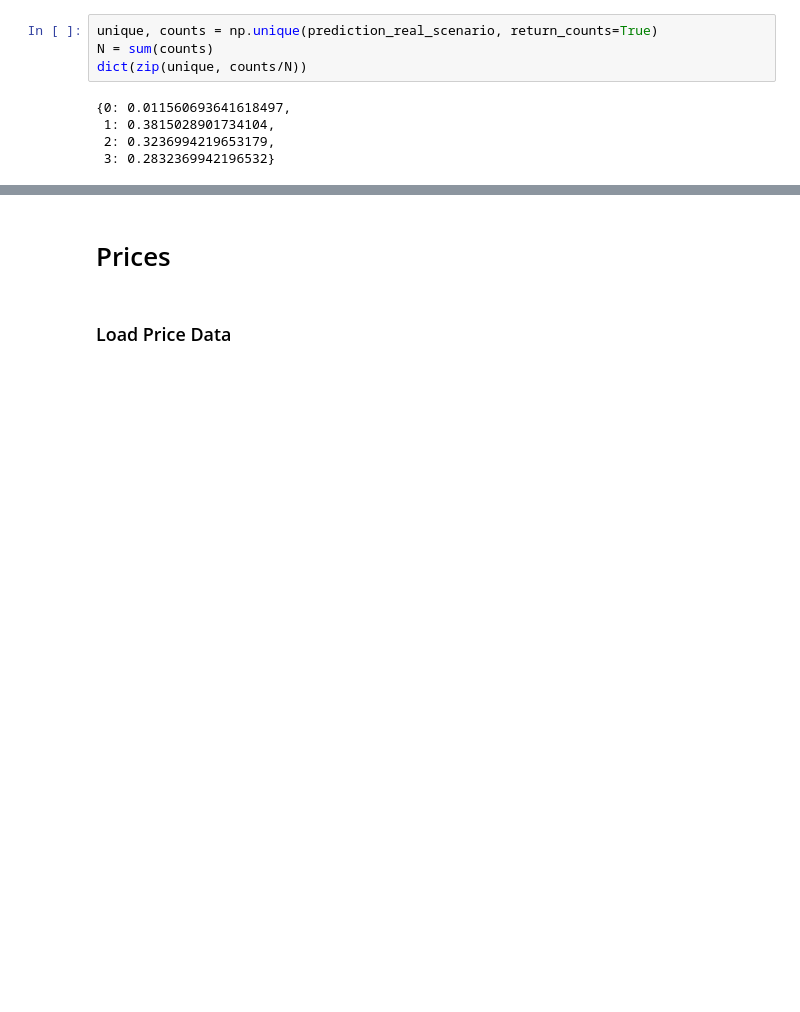
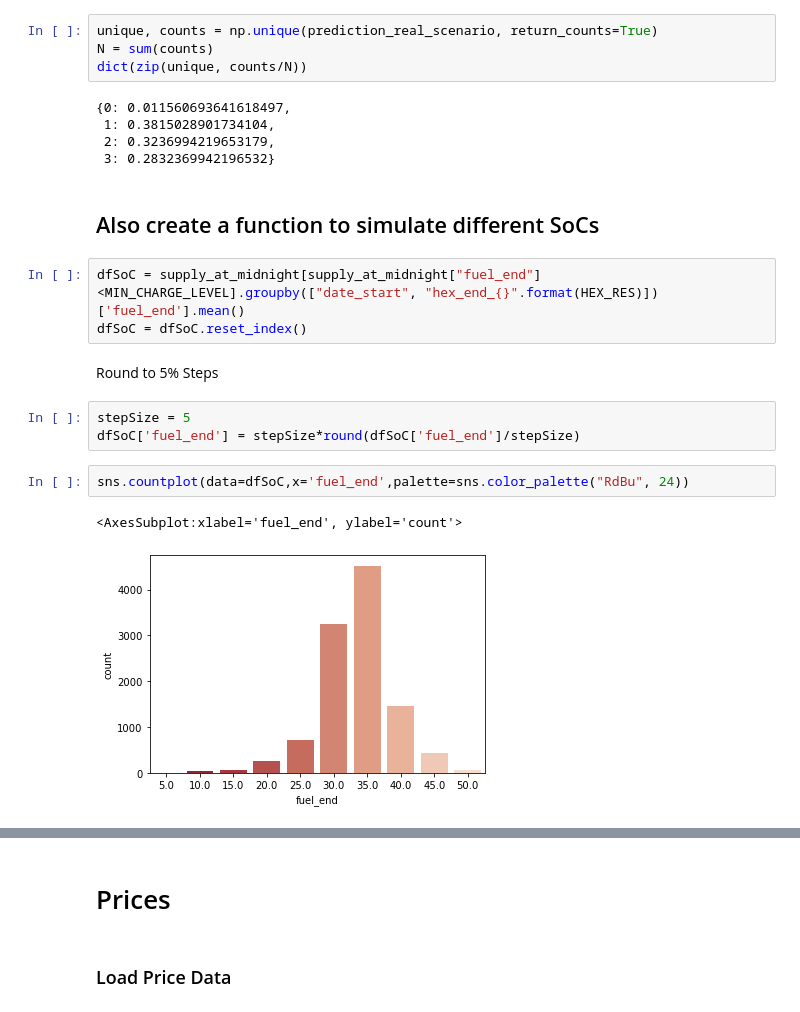
Before and after one commit to Pyosch/ATIS3_Group, a Jupyter notebook: 02_Scenario_Generation.ipynb, the cells around one changed output, grey strips where cells are left out. Saved outputs shown, nothing was run; the diff lists cells and outputs as text; blank space fills up the shorter version.

```diff
--- a/02_Scenario_Generation.ipynb
+++ b/02_Scenario_Generation.ipynb
@@ -262,3 +274,18 @@ dict(zip(unique, counts/N))
  1: 0.3815028901734104,
  2: 0.3236994219653179,
  3: 0.2832369942196532}
+# %% [markdown]
+## Also create a function to simulate different SoCs
+# %%
+dfSoC = supply_at_midnight[supply_at_midnight["fuel_end"]<MIN_CHARGE_LEVEL].groupby(["date_start", "hex_end_{}".format(HEX_RES)])['fuel_end'].mean()
+dfSoC = dfSoC.reset_index()
+# %% [markdown]
+Round to 5% Steps
+# %%
+stepSize = 5
+dfSoC['fuel_end'] = stepSize*round(dfSoC['fuel_end']/stepSize)
+# %%
+sns.countplot(data=dfSoC,x='fuel_end',palette=sns.color_palette("RdBu", 24))
+# %% [output]
+<AxesSubplot:xlabel='fuel_end', ylabel='count'>
+[figure, added]
```
Also changed, not shown: parts of 15 cells of this notebook, 2 other files.
